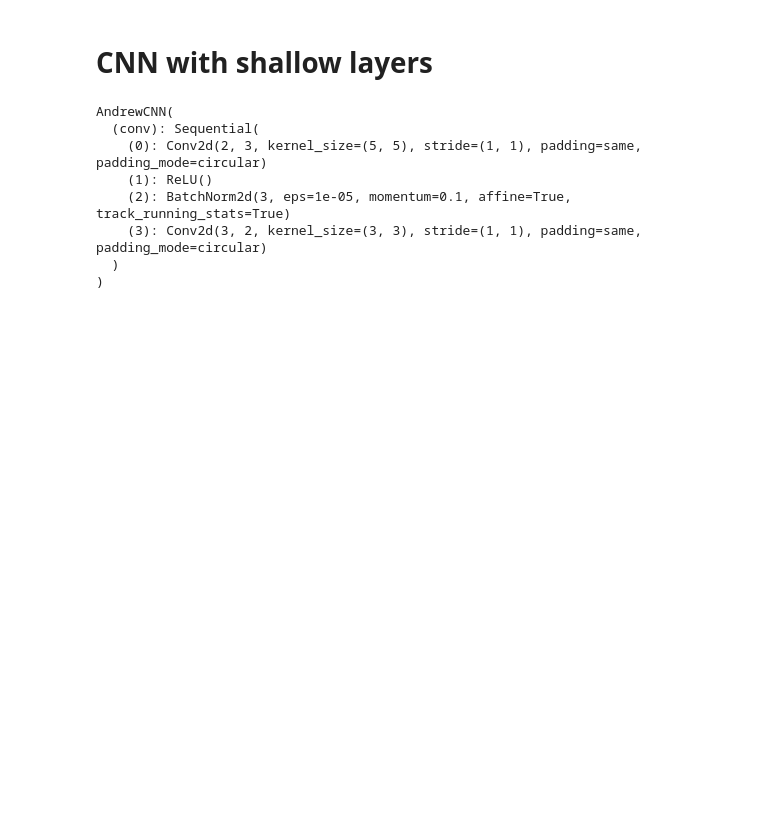
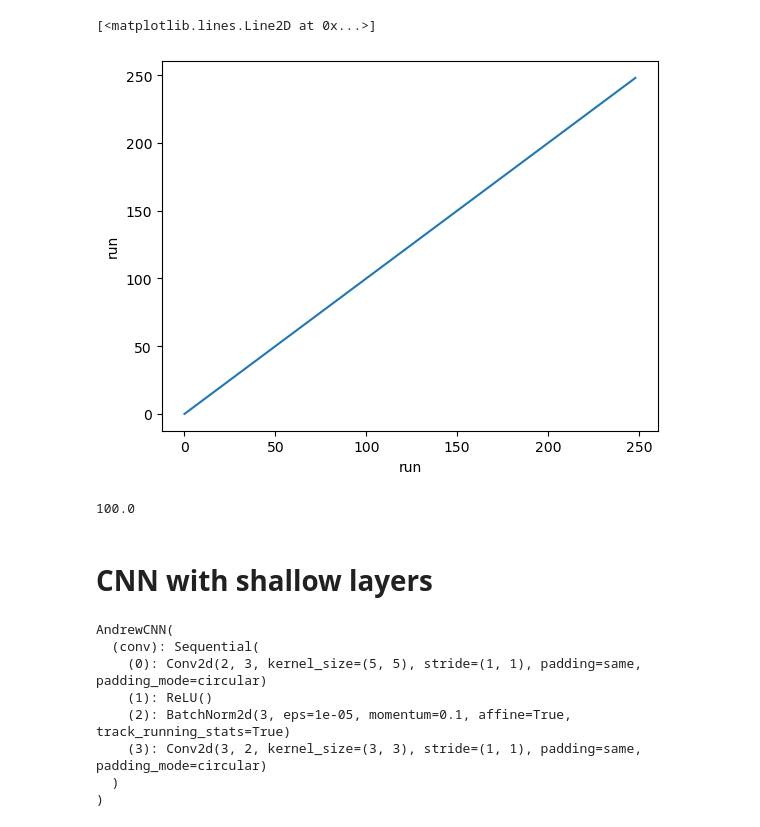
Before and after one commit to m2lines/pyqg_generative, a Jupyter notebook: notebooks/Shallow_CNNs.ipynb, the cells around one changed output. Cells and saved outputs as stored; diff of their text form; code cells hidden in the pictures; blank space fills up the shorter version.

```diff
--- a/notebooks/Shallow_CNNs.ipynb
+++ b/notebooks/Shallow_CNNs.ipynb
@@ -19,3 +51,12 @@ warnings.filterwarnings("ignore")
+# %%
+train.run.plot()
+# %% [output]
+[<matplotlib.lines.Line2D at 0x...>]
+[figure, added]
+# %%
+250/250 * 100
+# %% [output]
+100.0
 # %% [markdown]
 # CNN with shallow layers
 # %%
```
Also changed, not shown: parts of 44 cells of this notebook, 10 other files.
